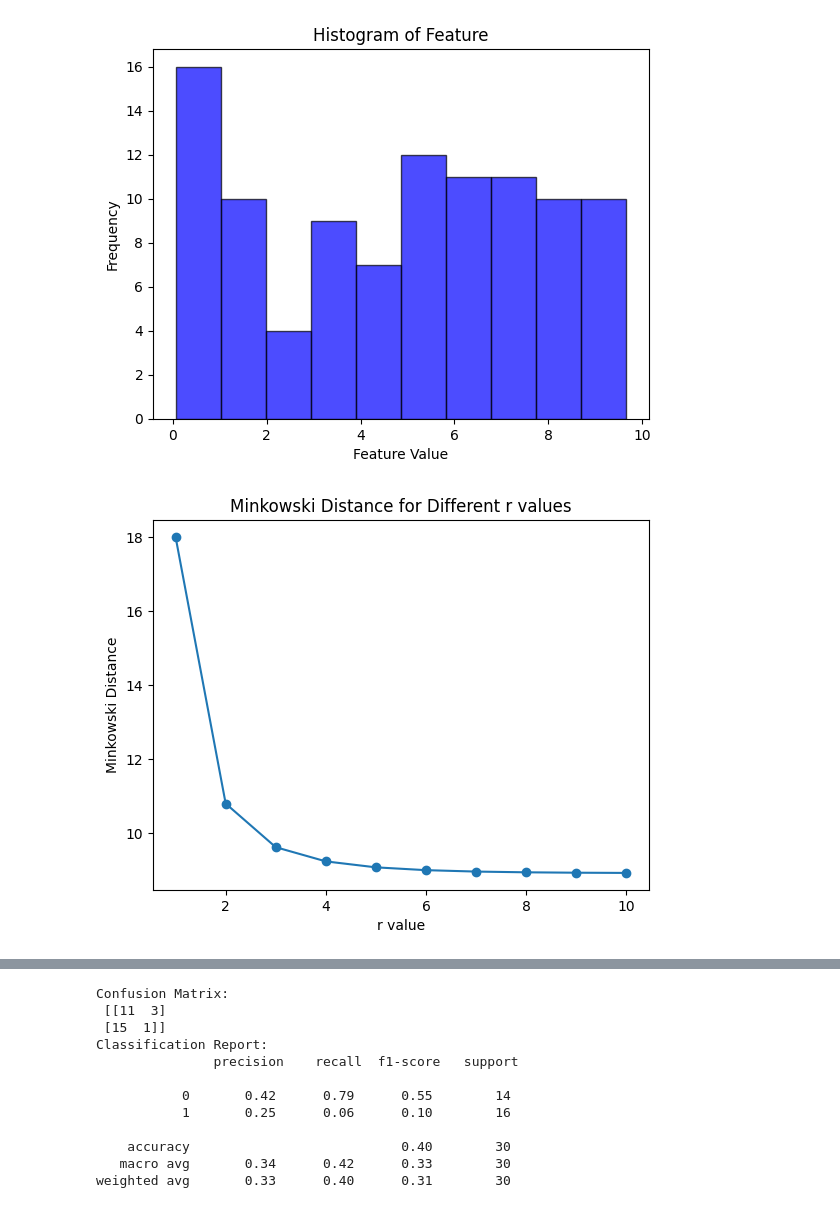
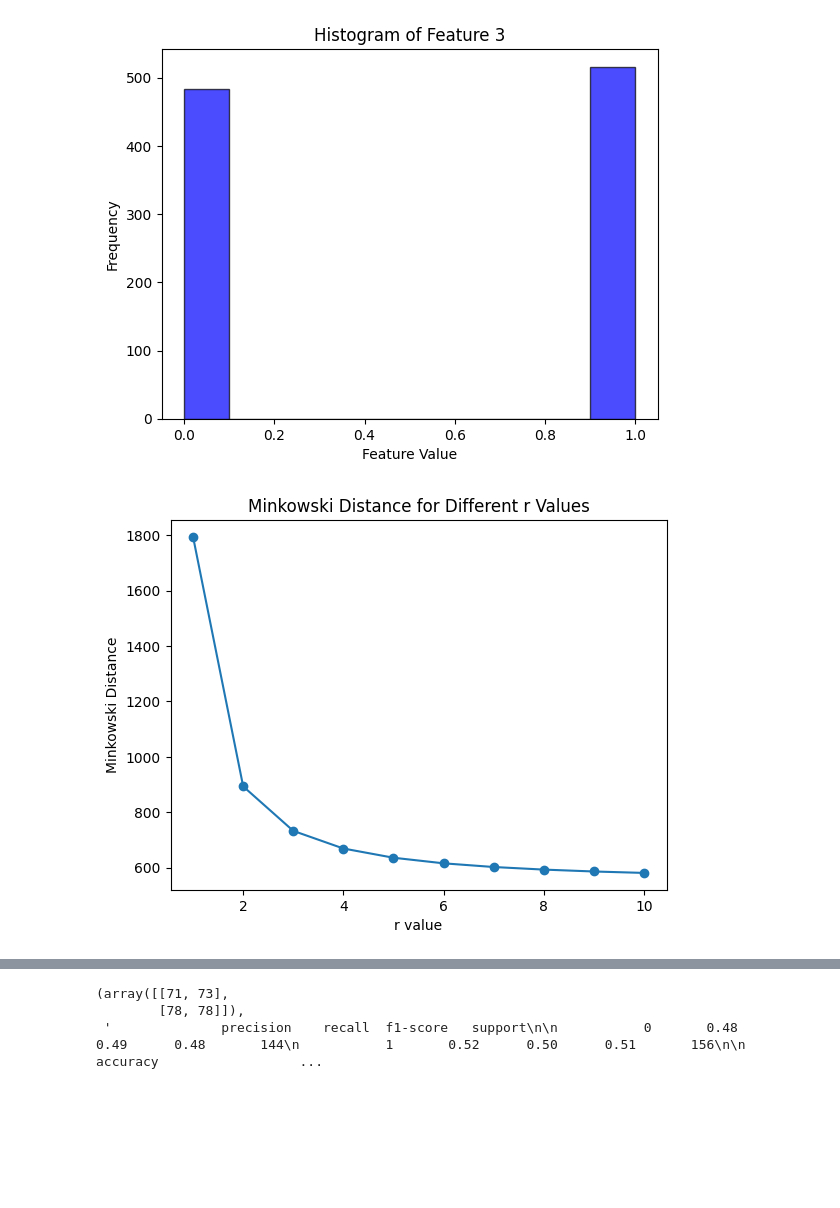
Before and after one commit to kssv23/Machine-Learning, a Jupyter notebook: Assign_3.ipynb, the cells around one changed output, grey strips where cells are left out. Saved outputs shown, nothing was run; the diff lists cells and outputs as text; code cells hidden in the pictures; blank space fills up the shorter version.

```diff
--- a/Assign_3.ipynb
+++ b/Assign_3.ipynb
@@ -1,6 +1,7 @@
 # %% [markdown]
 <a href="https://colab.research.google.com/github/kssv23/Machine-Learning/blob/main/Assign_3.ipynb" target="_parent"><img src="https://colab.research.google.com/assets/colab-badge.svg" alt="Open In Colab"/></a>
 # %%
+# Import necessary libraries
 import numpy as np
 import pandas as pd
 import matplotlib.pyplot as plt
@@ -8,61 +9,87 @@ import seaborn as sns
 from sklearn.model_selection import train_test_split
 from sklearn.neighbors import KNeighborsClassifier
 from sklearn.metrics import confusion_matrix, classification_report, accuracy_score
-df = pd.read_excel("/content/ML-3 dataset.xlsx")  # Load the dataset
-X = df.iloc[:, :-1].values  # Extract feature columns
-y = df.iloc[:, -1].values   # Extract class labels
 
+# Load the dataset
+file_path = "/content/test.csv"
+df = pd.read_csv(file_path)
+
+# Check for missing values and handle them (if any)
+df.fillna(df.mean(), inplace=True)  # Replace NaN values with column mean
+
+# Extract feature columns and class labels (assuming the last column is the target)
+X = df.iloc[:, :-1].values  # Features
+y = df.iloc[:, -1].values   # Target labels
+
+# Ensure that y is numerical (convert if needed)
+if y.dtype == 'O':  # If object type, convert to categorical integers
+    y = pd.factorize(y)[0]
+
+# Separate classes for centroid calculation
 class_0 = X[y == 0]
 class_1 = X[y == 1]
 
+# Compute class centroids (means)
 centroid_0 = np.mean(class_0, axis=0)
 centroid_1 = np.mean(class_1, axis=0)
 
+# Compute class spread (standard deviation)
 spread_0 = np.std(class_0, axis=0)
 spread_1 = np.std(class_1, axis=0)
 
+# Compute distance between centroids
 distance_between_centroids = np.linalg.norm(centroid_0 - centroid_1)
 
-feature_index = 2  # Choose a feature
+# Plot histogram for a selected feature
+feature_index = min(2, X.shape[1] - 1)  # Ensure index is within range
 plt.hist(X[:, feature_index], bins=10, alpha=0.7, color='blue', edgecolor='black')
 plt.xlabel("Feature Value")
 plt.ylabel("Frequency")
-plt.title("Histogram of Feature")
+plt.title(f"Histogram of Feature {feature_index+1}")
 plt.show()
 
+# Calculate and plot Minkowski distance for r values from 1 to 10
 minkowski_distances = [np.linalg.norm(X[0] - X[1], ord=r) for r in range(1, 11)]
 plt.plot(range(1, 11), minkowski_distances, marker='o')
 plt.xlabel("r value")
 plt.ylabel("Minkowski Distance")
-plt.title("Minkowski Distance for Different r values")
+plt.title("Minkowski Distance for Different r Values")
 plt.show()
 
+# Train-test split
 X_train, X_test, y_train, y_test = train_test_split(X, y, test_size=0.3, random_state=42)
 
+# Train k-NN classifier with k=3
 neigh = KNeighborsClassifier(n_neighbors=3)
 neigh.fit(X_train, y_train)
 
+# Compute accuracy
 accuracy = neigh.score(X_test, y_test)
 
+# Make predictions
 y_pred = neigh.predict(X_test)
 
+# Vary k from 1 to 11 and compute accuracy
 k_values = range(1, 12)
 accuracies = []
 for k in k_values:
     knn = KNeighborsClassifier(n_neighbors=k)
     knn.fit(X_train, y_train)
     accuracies.append(knn.score(X_test, y_test))
 
+# Plot k-NN accuracy vs. k values
 plt.plot(k_values, accuracies, marker='o')
 plt.xlabel("k value")
 plt.ylabel("Accuracy")
 plt.title("k-NN Accuracy for Different k Values")
 plt.show()
 
+# Compute confusion matrix and classification report
 conf_matrix = confusion_matrix(y_test, y_pred)
 report = classification_report(y_test, y_pred)
-print("Confusion Matrix:\n", conf_matrix)
-print("Classification Report:\n", report)
+
+# Display results
+conf_matrix, report
 # %% [output]
-[figure, old version]
+[figure, new version]
-[figure, old version]
+[figure, new version]
@@ -70,12 +97,3 @@ print("Classification Report:\n", report)
-Confusion Matrix:
- [[11  3]
- [15  1]]
-Classification Report:
-               precision    recall  f1-score   support
-
-           0       0.42      0.79      0.55        14
-           1       0.25      0.06      0.10        16
-
-    accuracy                           0.40        30
-   macro avg       0.34      0.42      0.33        30
-weighted avg       0.33      0.40      0.31        30
+(array([[71, 73],
+        [78, 78]]),
+ '              precision    recall  f1-score   support\n\n           0       0.48      0.49      0.48       144\n           1       0.52      0.50      0.51       156\n\n    accuracy                  ...
```
Also changed, not shown: parts of 1 cell of this notebook.
